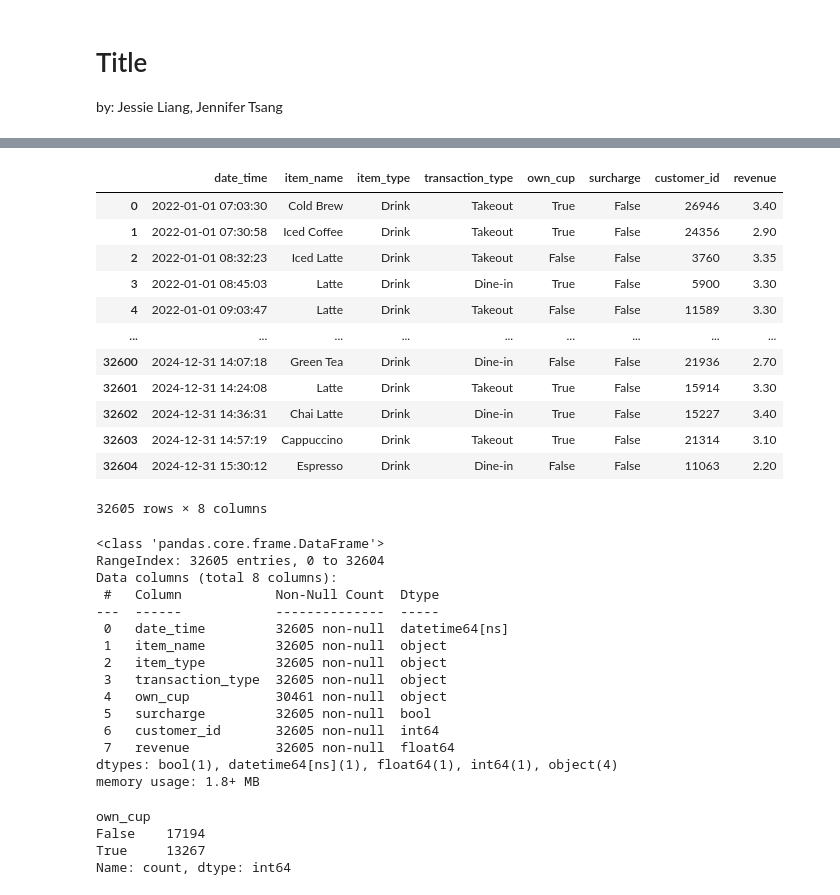
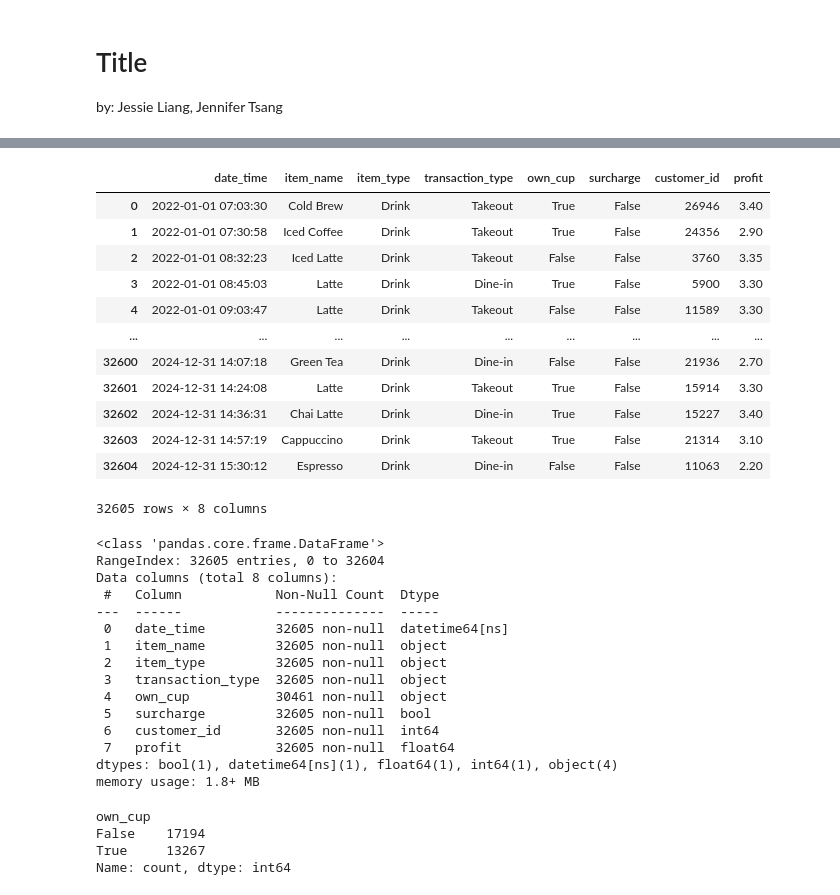
Before and after one commit to jentsang/wids-datathon, a Jupyter notebook: jessie_analysis.ipynb, the cells around one changed output, grey strips where cells are left out. Cells and saved outputs as stored; diff of their text form; code cells hidden in the pictures.

```diff
--- a/jessie_analysis.ipynb
+++ b/jessie_analysis.ipynb
@@ -11,6 +11,6 @@ warnings.filterwarnings("ignore")
 items = pd.read_csv("data/items.csv")
 original_sales = pd.read_csv("data/sales.csv")
 # %%
-items['revenue'] = items['price'] - items['production_cost']
+items['product_profit'] = items['price'] - items['production_cost']
 items
 # %% [output]
@@ -50,14 +50,17 @@ Data columns (total 7 columns):
 dtypes: float64(3), object(4)
 memory usage: 1.1+ KB
 # %%
-sales = pd.merge(original_sales, items[['item_name', 'item_type', 'revenue']], how='inner', on='item_name')
+sales = pd.merge(original_sales, items[['item_name', 'item_type', 'product_profit']],
+                 how='inner', on='item_name')
 sales["date_time"] = sales['date'] + " " + sales['time']
 sales["date_time"] = pd.to_datetime(sales["date_time"])
+sales['cup_profit'] = np.where(sales['surcharge'] == True, 0.5, 0)
+sales['profit'] = sales['product_profit'] + sales['cup_profit']
 sales = sales[['date_time', 'item_name', 'item_type', 'transaction_type',
-               'own_cup', 'surcharge', 'customer_id', 'revenue']]
+               'own_cup', 'surcharge', 'customer_id', 'profit']]
 sales
 # %% [output]
-|  | date_time | item_name | item_type | transaction_type | own_cup | surcharge | customer_id | revenue |
+|  | date_time | item_name | item_type | transaction_type | own_cup | surcharge | customer_id | profit |
 | 0 | 2022-01-01 07:03:30 | Cold Brew | Drink | Takeout | True | False | 26946 | 3.40 |
 | 1 | 2022-01-01 07:30:58 | Iced Coffee | Drink | Takeout | True | False | 24356 | 2.90 |
 | 2 | 2022-01-01 08:32:23 | Iced Latte | Drink | Takeout | False | False | 3760 | 3.35 |
@@ -85,7 +88,7 @@ Data columns (total 8 columns):
  4   own_cup           30461 non-null  object
  5   surcharge         32605 non-null  bool
  6   customer_id       32605 non-null  int64
- 7   revenue           32605 non-null  float64
+ 7   profit            32605 non-null  float64
 dtypes: bool(1), datetime64[ns](1), float64(1), int64(1), object(4)
 memory usage: 1.8+ MB
 # %%
```
Also changed, not shown: parts of 6 cells of this notebook.
